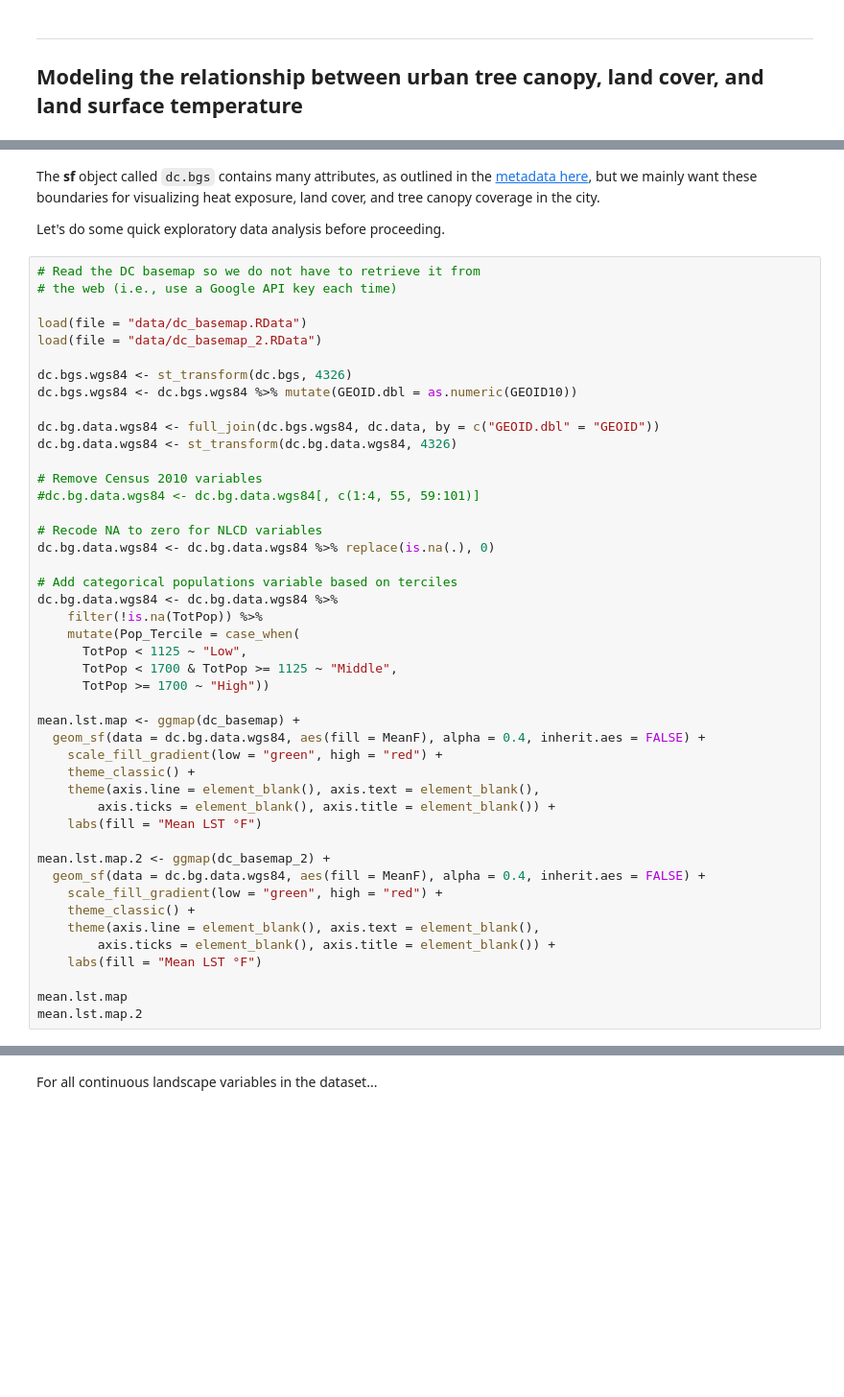
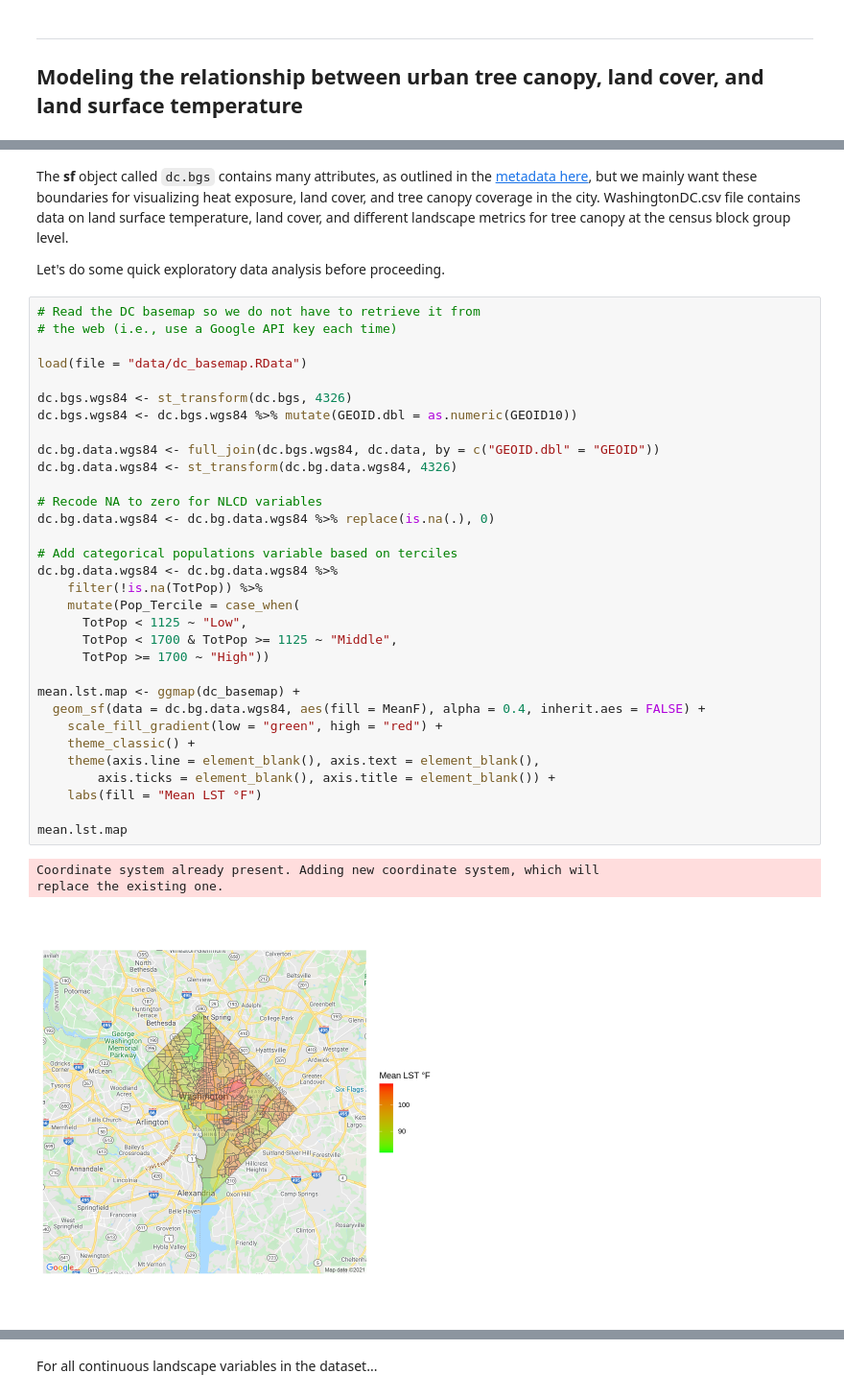
Before and after one commit to shakilkashem/UHI-IGUIDE, a Jupyter notebook: UHI.ipynb, the cells around one changed output, grey strips where cells are left out. Shown at 96% size. Cells and saved outputs as stored; diff of their text form; blank space fills up the shorter version.

```diff
--- a/UHI.ipynb
+++ b/UHI.ipynb
@@ -60,5 +95,5 @@ head(dc.data)
 # %% [markdown]
-The **sf** object called `dc.bgs` contains many attributes, as outlined in the [metadata here](https://opendata.dc.gov/datasets/DCGIS::census-block-groups-2010/about), but we mainly want these boundaries for visualizing heat exposure, land cover, and tree canopy coverage in the city.
+The **sf** object called `dc.bgs` contains many attributes, as outlined in the [metadata here](https://opendata.dc.gov/datasets/DCGIS::census-block-groups-2010/about), but we mainly want these boundaries for visualizing heat exposure, land cover, and tree canopy coverage in the city. WashingtonDC.csv file contains data on land surface temperature, land cover, and different landscape metrics for tree canopy at the census block group level.
 
 Let's do some quick exploratory data analysis before proceeding.
 # %%
@@ -66,43 +101,34 @@ Let's do some quick exploratory data analysis before proceeding.
 # the web (i.e., use a Google API key each time)
 
 load(file = "data/dc_basemap.RData")
-load(file = "data/dc_basemap_2.RData")
 
 dc.bgs.wgs84 <- st_transform(dc.bgs, 4326)
 dc.bgs.wgs84 <- dc.bgs.wgs84 %>% mutate(GEOID.dbl = as.numeric(GEOID10))
 
 dc.bg.data.wgs84 <- full_join(dc.bgs.wgs84, dc.data, by = c("GEOID.dbl" = "GEOID"))
 dc.bg.data.wgs84 <- st_transform(dc.bg.data.wgs84, 4326)
-
-# Remove Census 2010 variables
-#dc.bg.data.wgs84 <- dc.bg.data.wgs84[, c(1:4, 55, 59:101)]
 
 # Recode NA to zero for NLCD variables
 dc.bg.data.wgs84 <- dc.bg.data.wgs84 %>% replace(is.na(.), 0)
 
 # Add categorical populations variable based on terciles
 dc.bg.data.wgs84 <- dc.bg.data.wgs84 %>%
     filter(!is.na(TotPop)) %>%
     mutate(Pop_Tercile = case_when(
       TotPop < 1125 ~ "Low",
       TotPop < 1700 & TotPop >= 1125 ~ "Middle",
       TotPop >= 1700 ~ "High"))
 
 mean.lst.map <- ggmap(dc_basemap) +
   geom_sf(data = dc.bg.data.wgs84, aes(fill = MeanF), alpha = 0.4, inherit.aes = FALSE) +
     scale_fill_gradient(low = "green", high = "red") +
     theme_classic() +
     theme(axis.line = element_blank(), axis.text = element_blank(),
         axis.ticks = element_blank(), axis.title = element_blank()) +
     labs(fill = "Mean LST °F")
 
-mean.lst.map.2 <- ggmap(dc_basemap_2) +
-  geom_sf(data = dc.bg.data.wgs84, aes(fill = MeanF), alpha = 0.4, inherit.aes = FALSE) +
-    scale_fill_gradient(low = "green", high = "red") +
-    theme_classic() +
-    theme(axis.line = element_blank(), axis.text = element_blank(),
-        axis.ticks = element_blank(), axis.title = element_blank()) +
-    labs(fill = "Mean LST °F")
-
 mean.lst.map
-mean.lst.map.2
+# %% [output]
+Coordinate system already present. Adding new coordinate system, which will
+replace the existing one.
+[figure, added]
```
Also changed, not shown: parts of 19 cells of this notebook.
